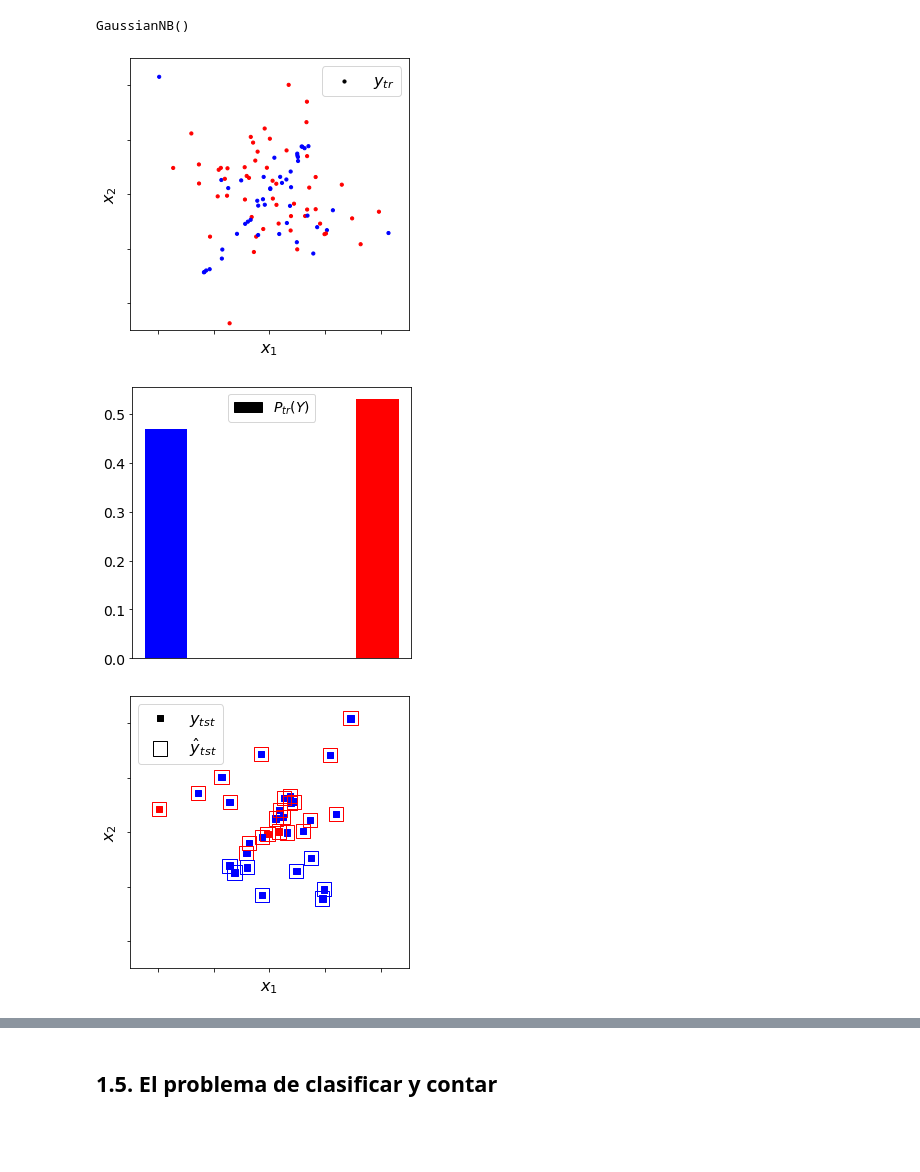
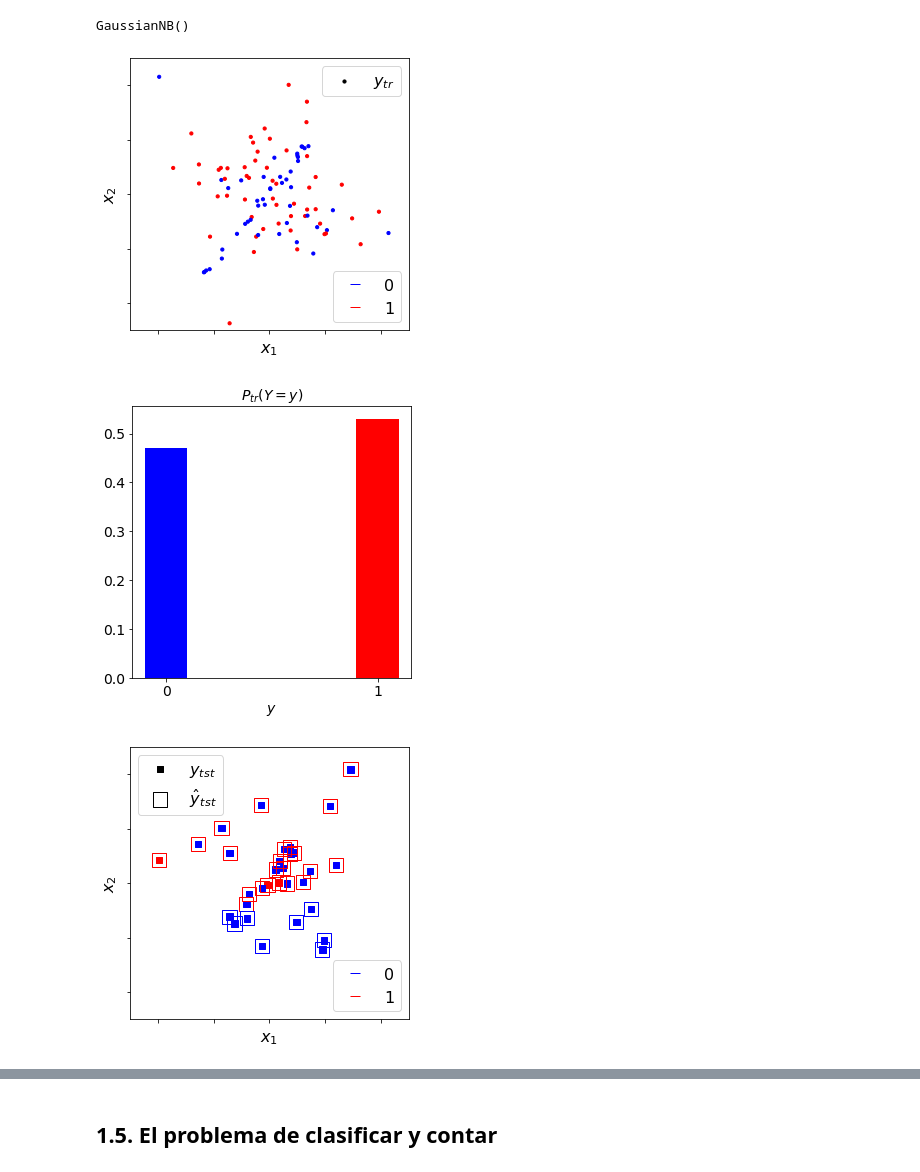
Before and after one commit to maxi-marufo/tesis, a Jupyter notebook: plots_teoria.ipynb, the cells around one changed output, grey strips where cells are left out. Cells and saved outputs as stored; diff of their text form; code cells hidden in the pictures; blank space fills up the shorter version.

```diff
--- a/plots_teoria.ipynb
+++ b/plots_teoria.ipynb
@@ -221,7 +230,7 @@ ax.set_yticklabels([])
 ax.set_xticklabels([])
 plt.xlabel(r'$x_{1}$', fontsize=fontsize)
 plt.ylabel(r'$x_{2}$', fontsize=fontsize)
-ax.legend(
+legend_1 = ax.legend(
     [ground_truth_points_train],
     [r'$y_{tr}$'],
     loc='best',
@@ -230,41 +239,46 @@ ax.legend(
 ax.tick_params(labelsize=fontsize)
 leg = ax.get_legend()
 leg.legendHandles[0].set_color('black')
+
+label_0 = mlines.Line2D([], [], color='blue', marker='_', linestyle='None', markersize=10, label='0')
+label_1 = mlines.Line2D([], [], color='red', marker='_', linestyle='None', markersize=10, label='1')
+legend_2 = ax.legend(handles=[label_0, label_1], loc='lower right', fontsize=fontsize)
+ax.add_artist(legend_1)
+
 plt.xlim([-2.5, 2.5])
 plt.ylim([-2.5, 2.5])
 plt.savefig(f'{output_dir}/cambios_train_scatterplot.png')
 plt.show()
 # %% [output]
-[figure, old version]
+[figure, new version]
 # %%
 f, ax = plt.subplots(1)
 f.set_size_inches(5, 5)
 fontsize = 14
 
 unique, y_counts_train = np.unique(y_train, return_counts=True)
 
 ax.xaxis.set_visible(False)
 colors = ['blue', 'red']
 ground_truth_bar = ax.bar(
     unique,
     y_counts_train/len(y_train),
     color=colors,
     width=0.2,
 )
-ax.legend(
-    [ground_truth_bar],
-    [r'$P_{tr}(Y)$'],
-    loc='upper center',
-    fontsize=fontsize,
-)
+ax.set_title(r'$P_{tr}(Y=y)$', fontsize=fontsize)
+ax.set_xlabel(r'$y$', fontsize=fontsize)
 ax.tick_params(labelsize=fontsize)
-leg = ax.get_legend()
-leg.legendHandles[0].set_color('black')
+ax.xaxis.set_visible(True)
+ax.set_xticks(unique)
+ax.set_xticklabels(['0', '1'], fontsize=fontsize)
+plt.xlabel(r'$y$', fontsize=fontsize)
 plt.yticks(fontsize=fontsize)
+
 plt.savefig(f'{output_dir}/cambios_train_barplot.png')
 plt.show()
 # %% [output]
-[figure, old version]
+[figure, new version]
 # %%
 f, ax = plt.subplots(1)
 f.set_size_inches(5, 5)
@@ -291,7 +305,7 @@ ax.set_yticklabels([])
 ax.set_xticklabels([])
 plt.xlabel(r'$x_{1}$', fontsize=fontsize)
 plt.ylabel(r'$x_{2}$', fontsize=fontsize)
-ax.legend(
+legend_1 = ax.legend(
     [ground_truth_points_test, predictions_squares_test],
     [r'$y_{tst}$', r'$\hat y_{tst}$'],
     loc='best',
@@ -301,12 +315,18 @@ ax.tick_params(labelsize=fontsize)
 leg = ax.get_legend()
 leg.legendHandles[0].set_color('black')
 leg.legendHandles[1].set_edgecolor('black')
+
+label_0 = mlines.Line2D([], [], color='blue', marker='_', linestyle='None', markersize=10, label='0')
+label_1 = mlines.Line2D([], [], color='red', marker='_', linestyle='None', markersize=10, label='1')
+legend_2 = ax.legend(handles=[label_0, label_1], loc='lower right', fontsize=fontsize)
+ax.add_artist(legend_1)
+
 plt.xlim([-2.5, 2.5])
 plt.ylim([-2.5, 2.5])
 plt.savefig(f'{output_dir}/cambios_test_scatterplot.png')
 plt.show()
 # %% [output]
-[figure, old version]
+[figure, new version]
 # %%
 f, ax = plt.subplots(1)
 f.set_size_inches(5, 5)
```
Also changed, not shown: parts of 9 cells of this notebook, 15 other files.
